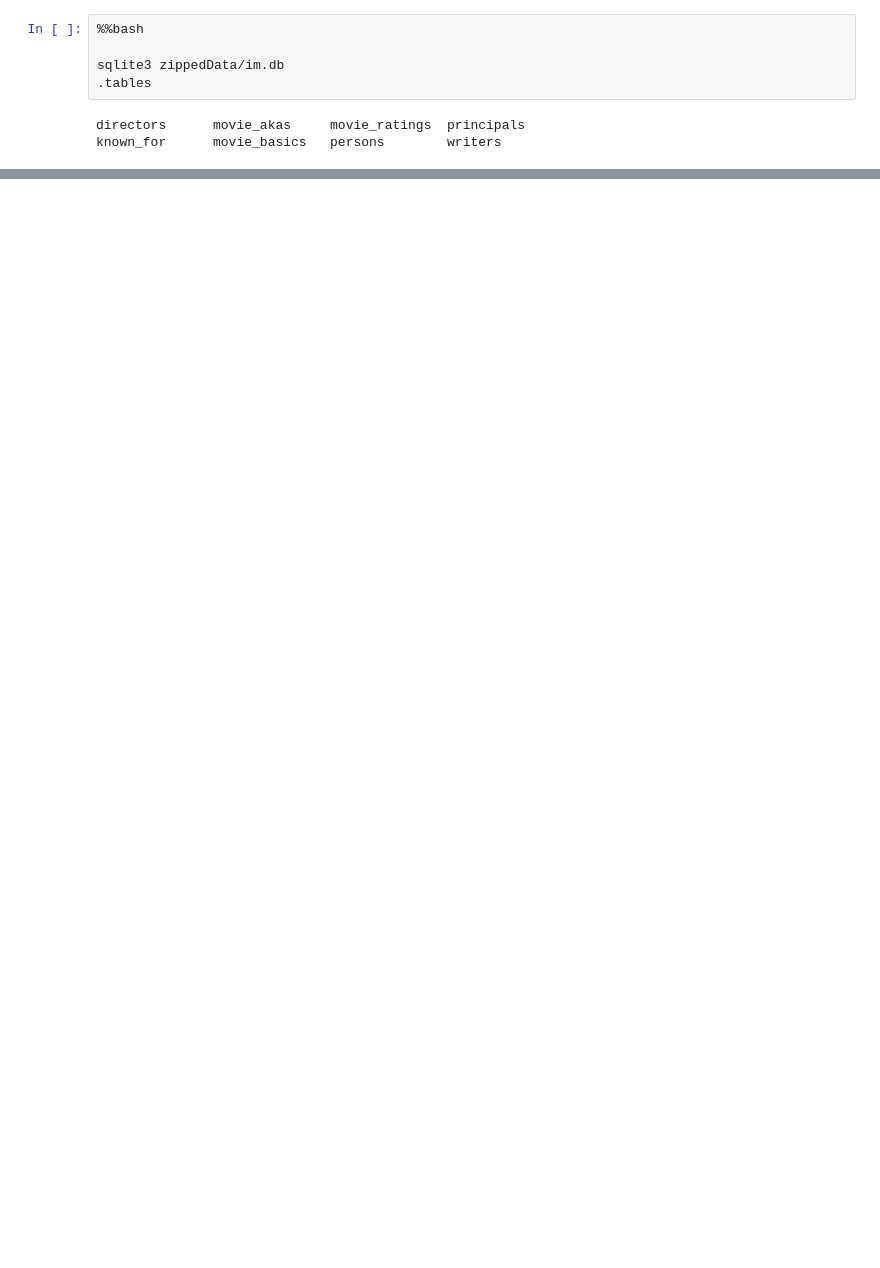
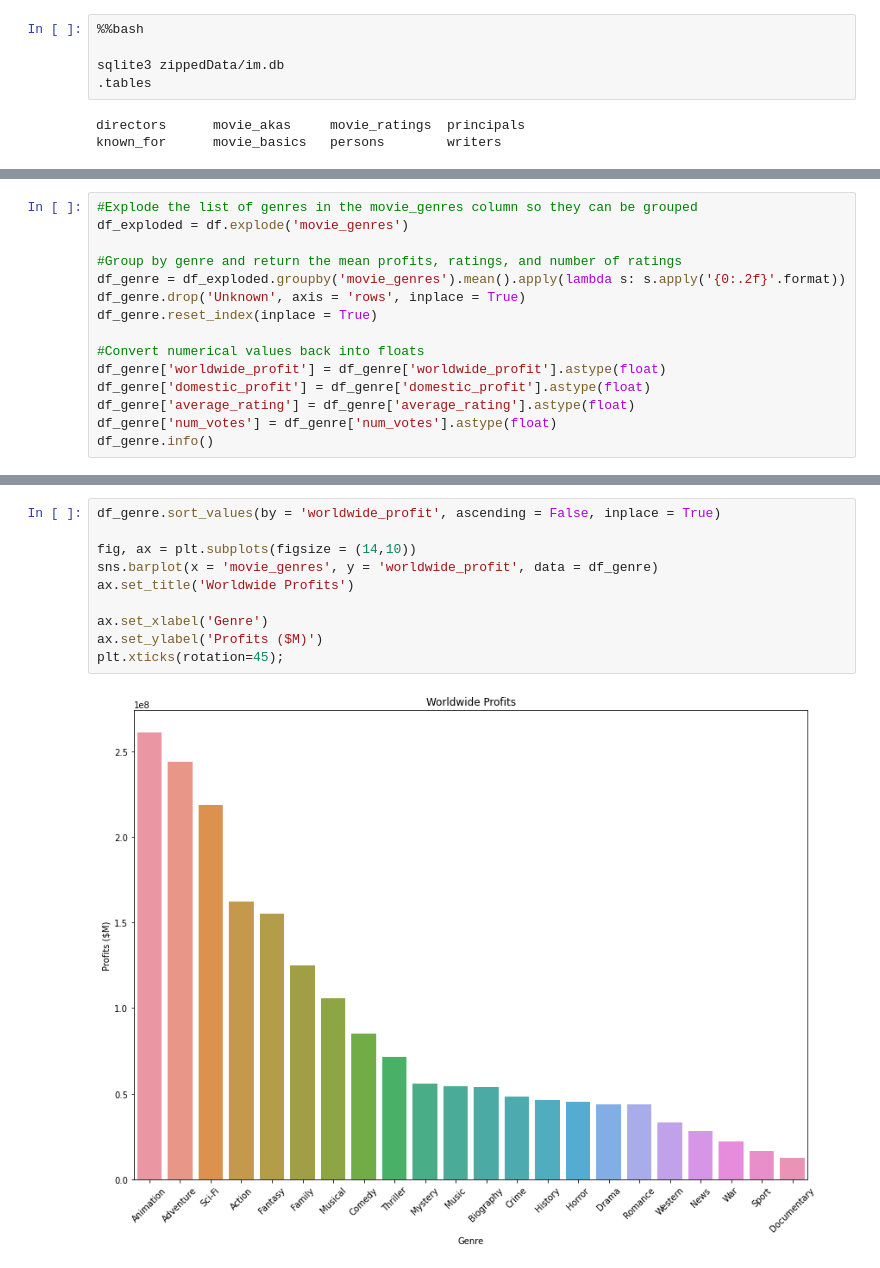
Before and after one commit to mastergrumpus/movie_analysis, a Jupyter notebook: movie_analysis.ipynb, the cells around one changed output, grey strips where cells are left out. Drawn from its saved outputs; the diff is of its cells as text; blank space fills up the shorter version.

```diff
--- a/movie_analysis.ipynb
+++ b/movie_analysis.ipynb
@@ -344,0 +347,15 @@ genre_profits
+# %%
+#Explode the list of genres in the movie_genres column so they can be grouped
+df_exploded = df.explode('movie_genres')
+
+#Group by genre and return the mean profits, ratings, and number of ratings
+df_genre = df_exploded.groupby('movie_genres').mean().apply(lambda s: s.apply('{0:.2f}'.format))
+df_genre.drop('Unknown', axis = 'rows', inplace = True)
+df_genre.reset_index(inplace = True)
+
+#Convert numerical values back into floats
+df_genre['worldwide_profit'] = df_genre['worldwide_profit'].astype(float)
+df_genre['domestic_profit'] = df_genre['domestic_profit'].astype(float)
+df_genre['average_rating'] = df_genre['average_rating'].astype(float)
+df_genre['num_votes'] = df_genre['num_votes'].astype(float)
+df_genre.info()
@@ -344,0 +375,12 @@ genre_profits
+# %%
+df_genre.sort_values(by = 'worldwide_profit', ascending = False, inplace = True)
+
+fig, ax = plt.subplots(figsize = (14,10))
+sns.barplot(x = 'movie_genres', y = 'worldwide_profit', data = df_genre)
+ax.set_title('Worldwide Profits')
+
+ax.set_xlabel('Genre')
+ax.set_ylabel('Profits ($M)')
+plt.xticks(rotation=45);
+# %% [output]
+[figure, added]
```
Also changed, not shown: parts of 13 cells of this notebook.
